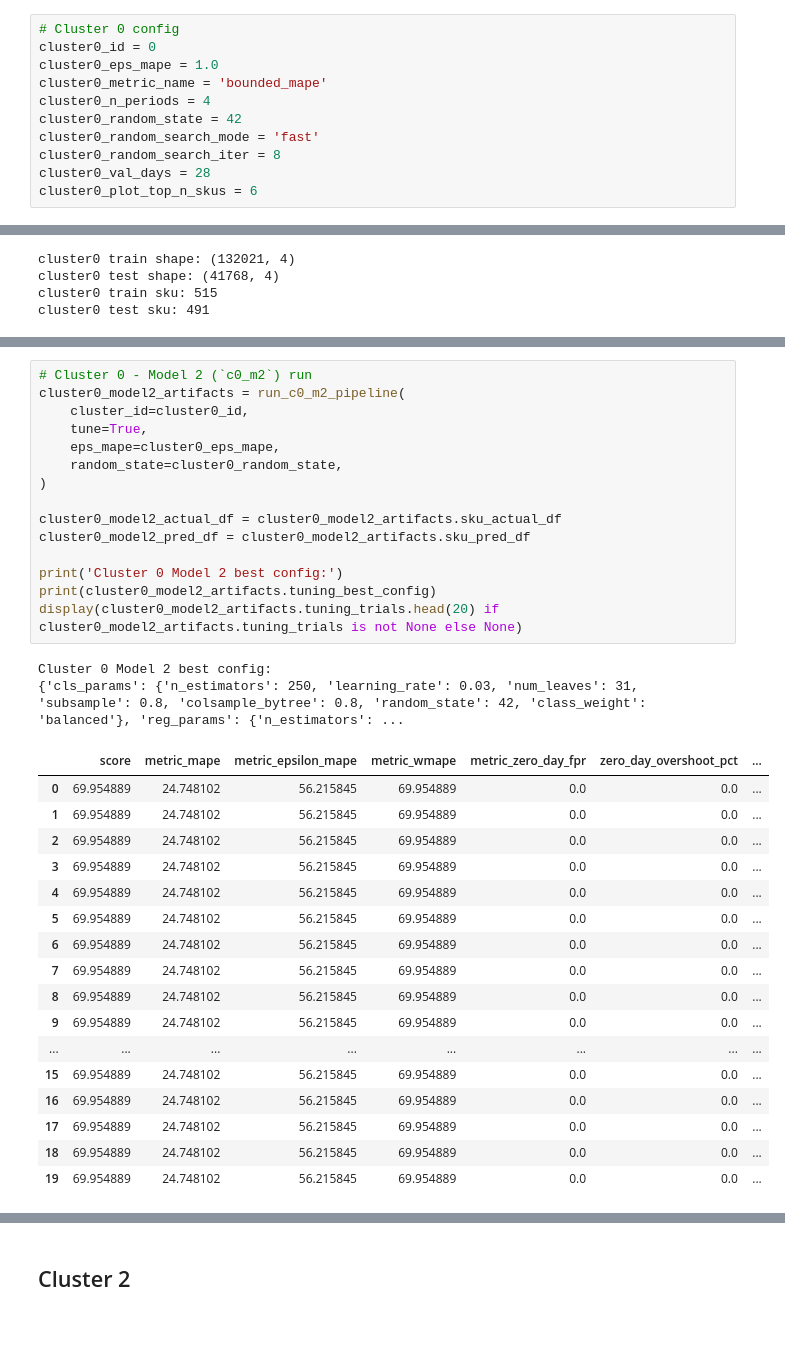
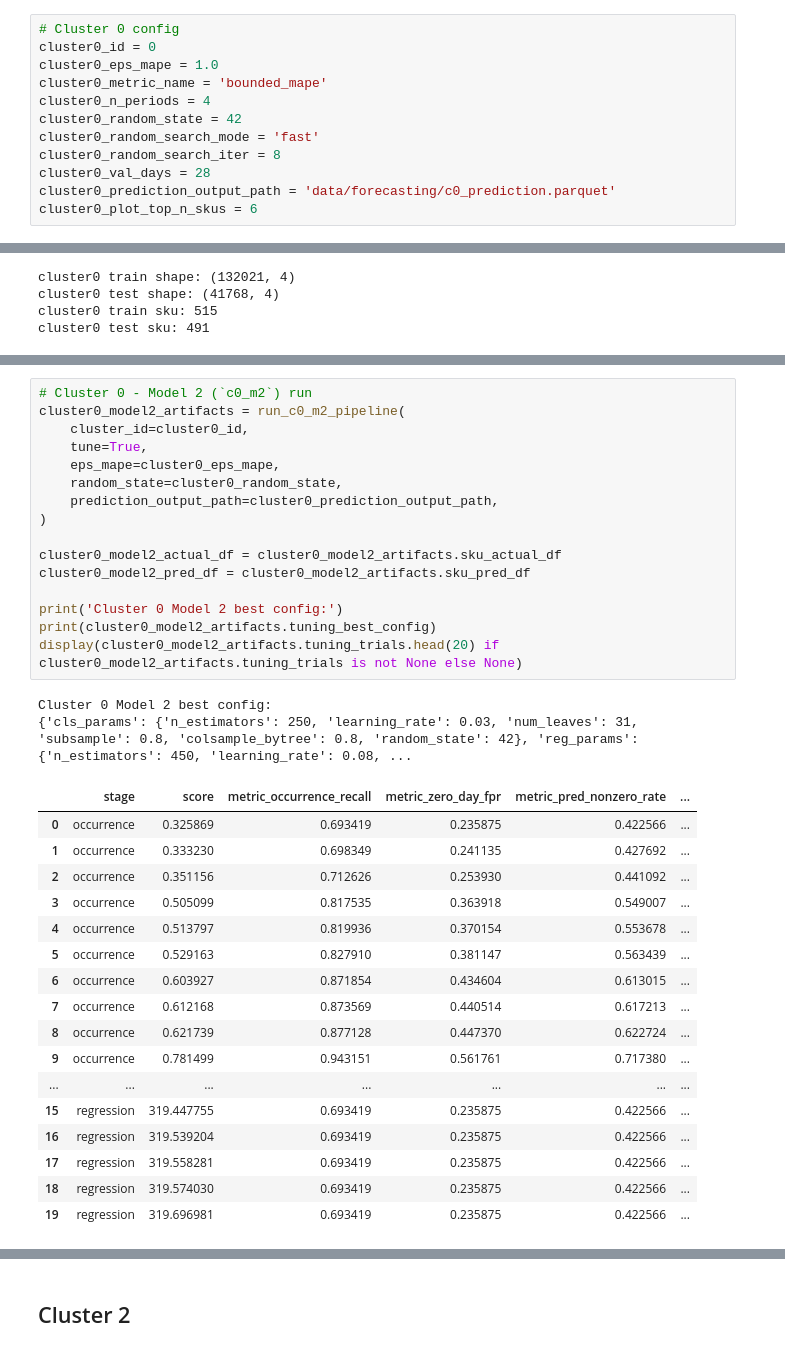
Before and after one commit to CserYe03na/Online_Retail_Forecasting, a Jupyter notebook: forecasting_0&2.ipynb, the cells around one changed output, grey strips where cells are left out. Cells and saved outputs as stored; diff of their text form.

```diff
--- a/forecasting_0&2.ipynb
+++ b/forecasting_0&2.ipynb
@@ -220,6 +233,7 @@ cluster0_random_state = 42
 cluster0_random_search_mode = 'fast'
 cluster0_random_search_iter = 8
 cluster0_val_days = 28
+cluster0_prediction_output_path = 'data/forecasting/c0_prediction.parquet'
 cluster0_plot_top_n_skus = 6
 # %%
 # Cluster 0 shared data
@@ -315,38 +337,39 @@ Cluster 0 Model 1 evaluation
 # %%
 # Cluster 0 - Model 2 (`c0_m2`) run
 cluster0_model2_artifacts = run_c0_m2_pipeline(
     cluster_id=cluster0_id,
     tune=True,
     eps_mape=cluster0_eps_mape,
     random_state=cluster0_random_state,
+    prediction_output_path=cluster0_prediction_output_path,
 )
 
 cluster0_model2_actual_df = cluster0_model2_artifacts.sku_actual_df
 cluster0_model2_pred_df = cluster0_model2_artifacts.sku_pred_df
 
 print('Cluster 0 Model 2 best config:')
 print(cluster0_model2_artifacts.tuning_best_config)
 display(cluster0_model2_artifacts.tuning_trials.head(20) if cluster0_model2_artifacts.tuning_trials is not None else None)
 # %% [output]
 Cluster 0 Model 2 best config:
-{'cls_params': {'n_estimators': 250, 'learning_rate': 0.03, 'num_leaves': 31, 'subsample': 0.8, 'colsample_bytree': 0.8, 'random_state': 42, 'class_weight': 'balanced'}, 'reg_params': {'n_estimators': ...
+{'cls_params': {'n_estimators': 250, 'learning_rate': 0.03, 'num_leaves': 31, 'subsample': 0.8, 'colsample_bytree': 0.8, 'random_state': 42}, 'reg_params': {'n_estimators': 450, 'learning_rate': 0.08, ...
-|  | score | metric_mape | metric_epsilon_mape | metric_wmape | metric_zero_day_fpr | zero_day_overshoot_pct | ... |
-| 0 | 69.954889 | 24.748102 | 56.215845 | 69.954889 | 0.0 | 0.0 | ... |
-| 1 | 69.954889 | 24.748102 | 56.215845 | 69.954889 | 0.0 | 0.0 | ... |
-| 2 | 69.954889 | 24.748102 | 56.215845 | 69.954889 | 0.0 | 0.0 | ... |
-| 3 | 69.954889 | 24.748102 | 56.215845 | 69.954889 | 0.0 | 0.0 | ... |
-| 4 | 69.954889 | 24.748102 | 56.215845 | 69.954889 | 0.0 | 0.0 | ... |
-| 5 | 69.954889 | 24.748102 | 56.215845 | 69.954889 | 0.0 | 0.0 | ... |
-| 6 | 69.954889 | 24.748102 | 56.215845 | 69.954889 | 0.0 | 0.0 | ... |
-| 7 | 69.954889 | 24.748102 | 56.215845 | 69.954889 | 0.0 | 0.0 | ... |
-| 8 | 69.954889 | 24.748102 | 56.215845 | 69.954889 | 0.0 | 0.0 | ... |
-| 9 | 69.954889 | 24.748102 | 56.215845 | 69.954889 | 0.0 | 0.0 | ... |
-| ... | ... | ... | ... | ... | ... | ... | ... |
-| 15 | 69.954889 | 24.748102 | 56.215845 | 69.954889 | 0.0 | 0.0 | ... |
-| 16 | 69.954889 | 24.748102 | 56.215845 | 69.954889 | 0.0 | 0.0 | ... |
-| 17 | 69.954889 | 24.748102 | 56.215845 | 69.954889 | 0.0 | 0.0 | ... |
-| 18 | 69.954889 | 24.748102 | 56.215845 | 69.954889 | 0.0 | 0.0 | ... |
-| 19 | 69.954889 | 24.748102 | 56.215845 | 69.954889 | 0.0 | 0.0 | ... |
+|  | stage | score | metric_occurrence_recall | metric_zero_day_fpr | metric_pred_nonzero_rate | ... |
+| 0 | occurrence | 0.325869 | 0.693419 | 0.235875 | 0.422566 | ... |
+| 1 | occurrence | 0.333230 | 0.698349 | 0.241135 | 0.427692 | ... |
+| 2 | occurrence | 0.351156 | 0.712626 | 0.253930 | 0.441092 | ... |
+| 3 | occurrence | 0.505099 | 0.817535 | 0.363918 | 0.549007 | ... |
+| 4 | occurrence | 0.513797 | 0.819936 | 0.370154 | 0.553678 | ... |
+| 5 | occurrence | 0.529163 | 0.827910 | 0.381147 | 0.563439 | ... |
+| 6 | occurrence | 0.603927 | 0.871854 | 0.434604 | 0.613015 | ... |
+| 7 | occurrence | 0.612168 | 0.873569 | 0.440514 | 0.617213 | ... |
+| 8 | occurrence | 0.621739 | 0.877128 | 0.447370 | 0.622724 | ... |
+| 9 | occurrence | 0.781499 | 0.943151 | 0.561761 | 0.717380 | ... |
+| ... | ... | ... | ... | ... | ... | ... |
+| 15 | regression | 319.447755 | 0.693419 | 0.235875 | 0.422566 | ... |
+| 16 | regression | 319.539204 | 0.693419 | 0.235875 | 0.422566 | ... |
+| 17 | regression | 319.558281 | 0.693419 | 0.235875 | 0.422566 | ... |
+| 18 | regression | 319.574030 | 0.693419 | 0.235875 | 0.422566 | ... |
+| 19 | regression | 319.696981 | 0.693419 | 0.235875 | 0.422566 | ... |
 # %%
 # Cluster 0 - Model 2 (`c0_m2`) eval
 cluster0_model2_metric_table = evaluate_single_model(
```
Also changed, not shown: parts of 17 cells of this notebook, 6 other files.
